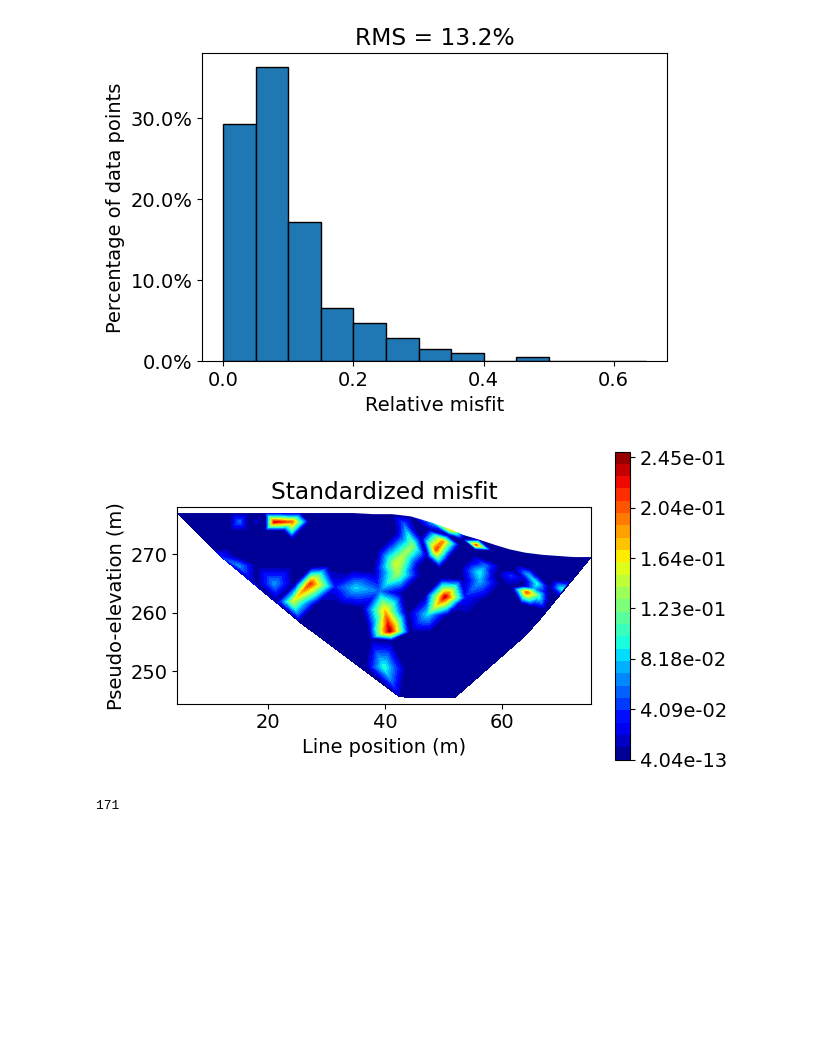
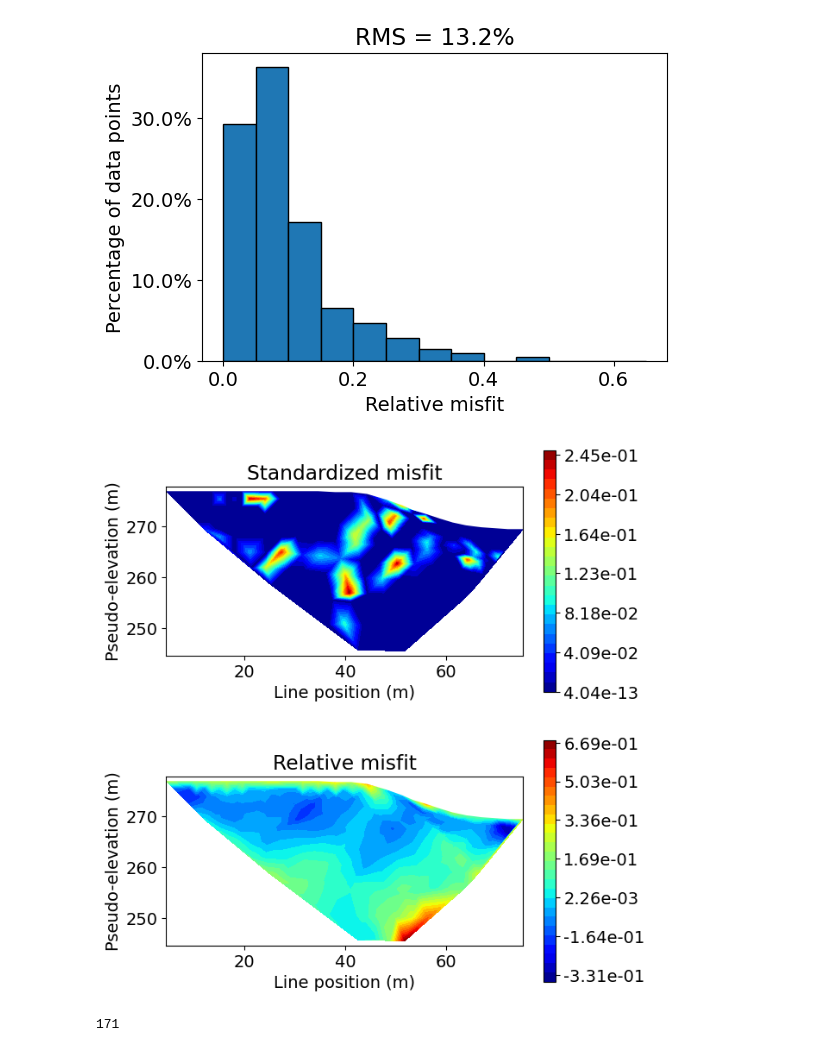
Before and after one commit to rbcmendoza/eosc-556b-project, a Jupyter notebook: FieldData_inversion.ipynb, the cells around one changed output. Saved outputs shown, nothing was run; the diff lists cells and outputs as text; code cells hidden in the pictures; blank space fills up the shorter version.

Commit message:
Updated misfits.

```diff
--- a/FieldData_inversion.ipynb
+++ b/FieldData_inversion.ipynb
@@ -376,50 +381,26 @@ plot_histogram_of_relative_misfits(relative_misfits, bin_width=0.05)
 <Axes: title={'center': 'RMS = 13.2%'}, xlabel='Relative misfit', ylabel='Percentage of data points'>
 [figure]
 # %%
-# Plot the standardized misfit
-# I.e., the misfit expressed in units of the data's standard deviation (or estimated uncertainty).
-fig, ax = plt.subplots(1,1, figsize=(6,4))
+# Plot the standardized misfit, the misfit expressed in units of the data's standard deviation (or estimated uncertainty).
+# and plot the relative misfit, the misfit expressed as a percentage of the observed data.
+fig, ax = plt.subplots(2,1, figsize=(6,8))
 
-plot_pseudosection(data=field_data, dobs=standardized_misfits, plot_type="contourf", ax=ax, mask_topography=True,
+plot_pseudosection(data=field_data, dobs=standardized_misfits, plot_type="contourf", ax=ax[0], mask_topography=True,
                    scale='linear', contourf_opts={"levels": 25, "cmap": mpl.cm.jet})
 # mesh.plot_grid(ax=ax, linewidth = 0.5, alpha=0.5, color='grey', zorder=1)
 # ax.grid(False)
 
-ax.set_title("Standardized misfit")
+ax[0].set_title("Standardized misfit")
 # Set vertical exaggeration
-ax.set_aspect(1, adjustable='box')
+ax[0].set_aspect(1, adjustable='box')
 
-# # Plot
-# fig = plt.figure(figsize=(9, 13))
-# data_array = [np.abs(dobs), np.abs(dpred), (dobs - dpred) / std]
-# plot_title = ["Observed Voltage", "Predicted Voltage", "Normalized Misfit"]
-# plot_units = ["V/A", "V/A", ""]
-# scale = ["log", "log", "linear"]
-
-# ax1 = 3 * [None]
-# cax1 = 3 * [None]
-# cbar = 3 * [None]
-# cplot = 3 * [None]
-
-# for ii in range(0, 3):
-#     ax1[ii] = fig.add_axes([0.15, 0.72 - 0.33 * ii, 0.65, 0.21])
-#     cax1[ii] = fig.add_axes([0.81, 0.72 - 0.33 * ii, 0.03, 0.21])
-#     cplot[ii] = plot_pseudosection(
-#         survey,
-#         data_array[ii],
-#         "contourf",
-#         ax=ax1[ii],
-#         cax=cax1[ii],
-#         scale=scale[ii],
-#         cbar_label=plot_units[ii],
-#         mask_topography=True,
-#         contourf_opts={"levels": 25, "cmap": mpl.cm.viridis},
-#     )
-#     ax1[ii].set_title(plot_title[ii])
-
-# plt.show()
+plot_pseudosection(data=field_data, dobs=relative_misfits, plot_type="contourf", ax=ax[1], mask_topography=True,
+                   scale='linear', contourf_opts={"levels": 25, "cmap": mpl.cm.jet})
+ax[1].set_title("Relative misfit")
+# Set vertical exaggeration
+ax[1].set_aspect(1, adjustable='box')
 # %% [output]
-[figure, old version]
+[figure, new version]
 # %%
 # # RMS after noisy data removal. Uncomment before re-running.
 # rms_cleaned = np.sqrt(np.sum(relative_misfits[~noisy_points_indices]**2)/relative_misfits[~noisy_points_indices].size)*100
```
Also changed, not shown: parts of 2 cells of this notebook.
